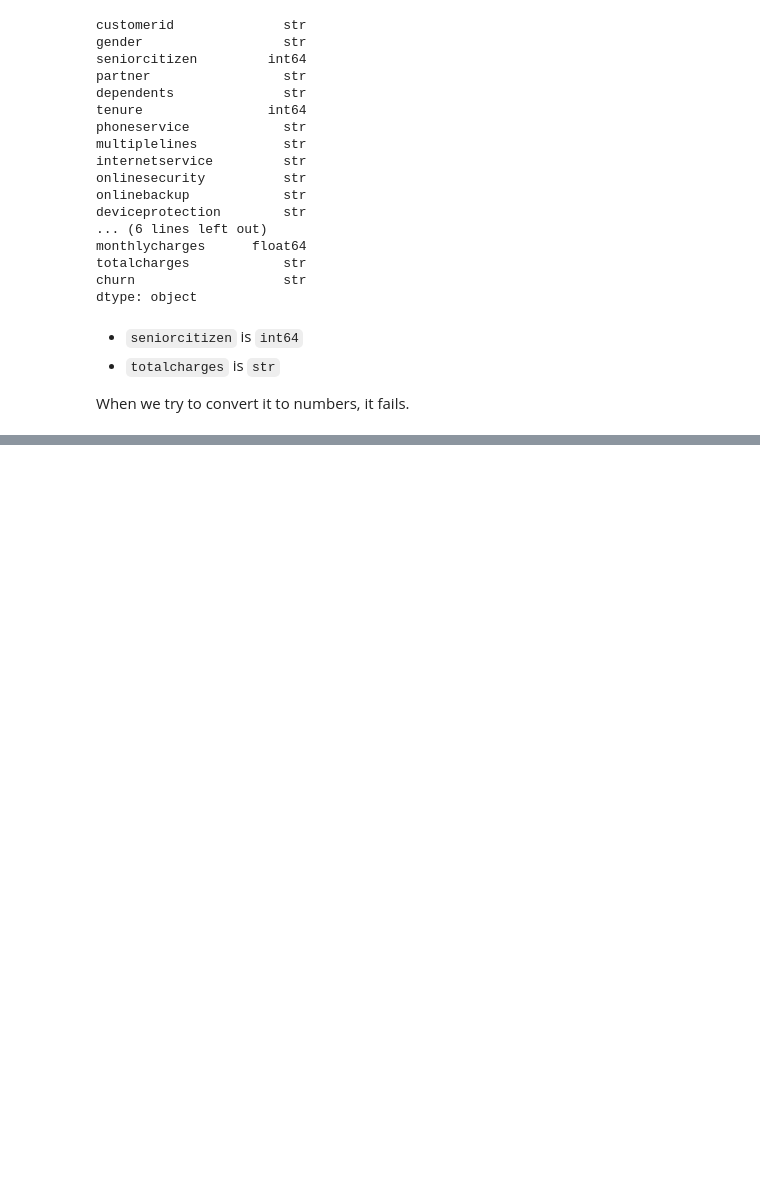
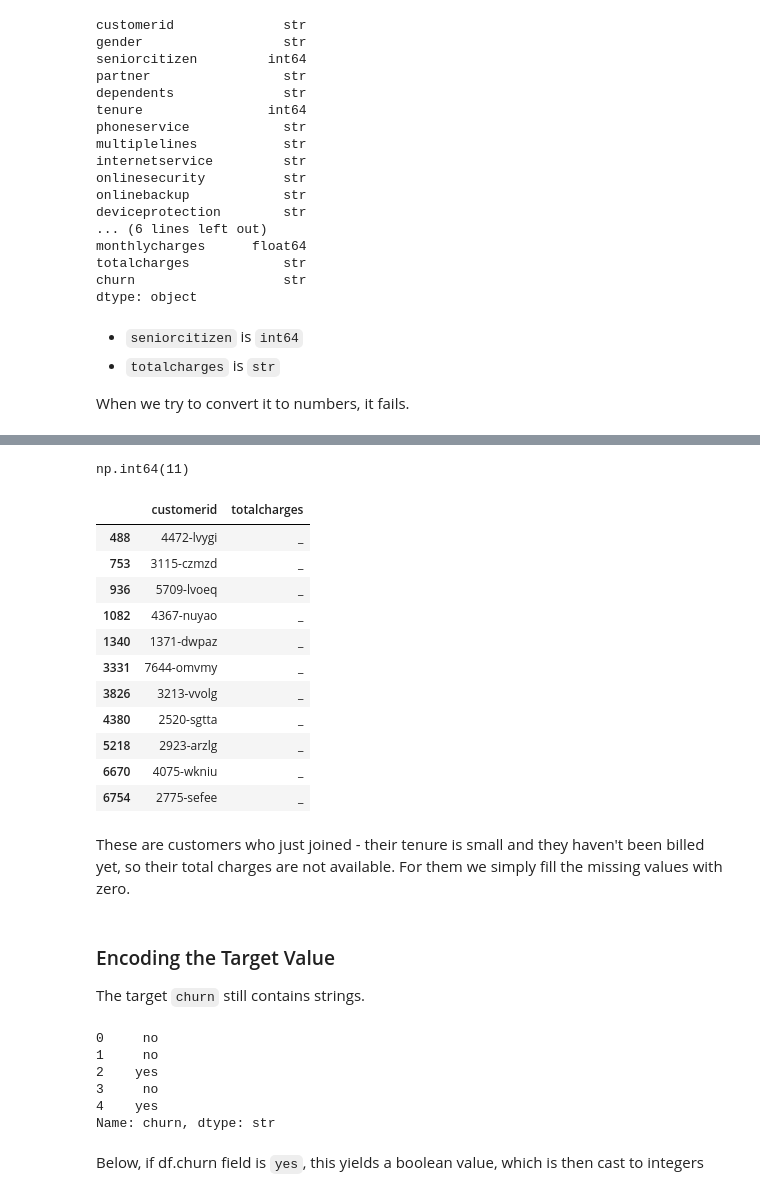
Before and after one commit to spycebot/machine-learning-zoomcamp, a Jupyter notebook: 03-classification/03-01-churn-project.ipynb, the cells around one changed output, grey strips where cells are left out. Drawn from its saved outputs; the diff is of its cells as text; code cells hidden in the pictures; blank space fills up the shorter version.

```diff
--- a/03-classification/03-01-churn-project.ipynb
+++ b/03-classification/03-01-churn-project.ipynb
@@ -108,2 +98,4 @@ ValueError: Unable to parse string " " at position 488
 # %%
-df
+# Unparseable strings will be replaced with NaN
+
+tc = pd.to_numeric(df.totalcharges, errors='coerce')
@@ -123,0 +102,21 @@ df
+# %%
+tc.isnull().sum()
+# %% [output]
+np.int64(11)
+# %%
+df[tc.isnull()][['customerid', 'totalcharges']]
+# %% [output]
+|  | customerid | totalcharges |
+| 488 | 4472-lvygi | _ |
+| 753 | 3115-czmzd | _ |
+| 936 | 5709-lvoeq | _ |
+| 1082 | 4367-nuyao | _ |
+| 1340 | 1371-dwpaz | _ |
+| 3331 | 7644-omvmy | _ |
+| 3826 | 3213-vvolg | _ |
+| 4380 | 2520-sgtta | _ |
+| 5218 | 2923-arzlg | _ |
+| 6670 | 4075-wkniu | _ |
+| 6754 | 2775-sefee | _ |
+# %% [markdown]
+These are customers who just joined - their tenure is small and they haven't been billed yet, so their total charges are not available. For them we simply fill the missing values with zero.
@@ -123,0 +126,15 @@ df
+# %% [markdown]
+### Encoding the Target Value
+
+The target `churn` still contains strings.
+# %%
+df.churn.head()
+# %% [output]
+0     no
+1     no
+2    yes
+3     no
+4    yes
+Name: churn, dtype: str
+# %% [markdown]
+Below, if df.churn field is `yes`, this yields a boolean value, which is then cast to integers
```
Also changed, not shown: parts of 68 cells of this notebook.
